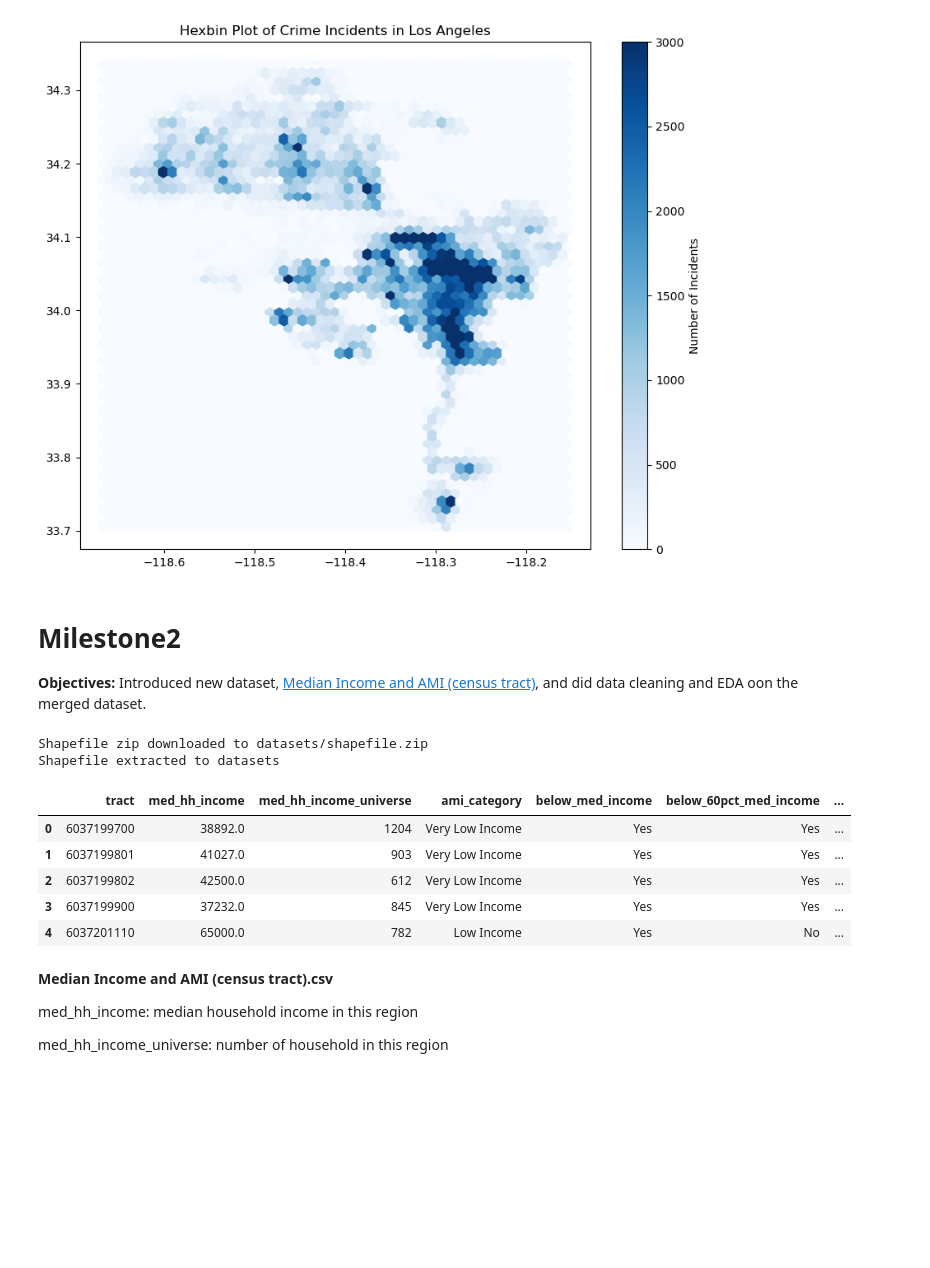
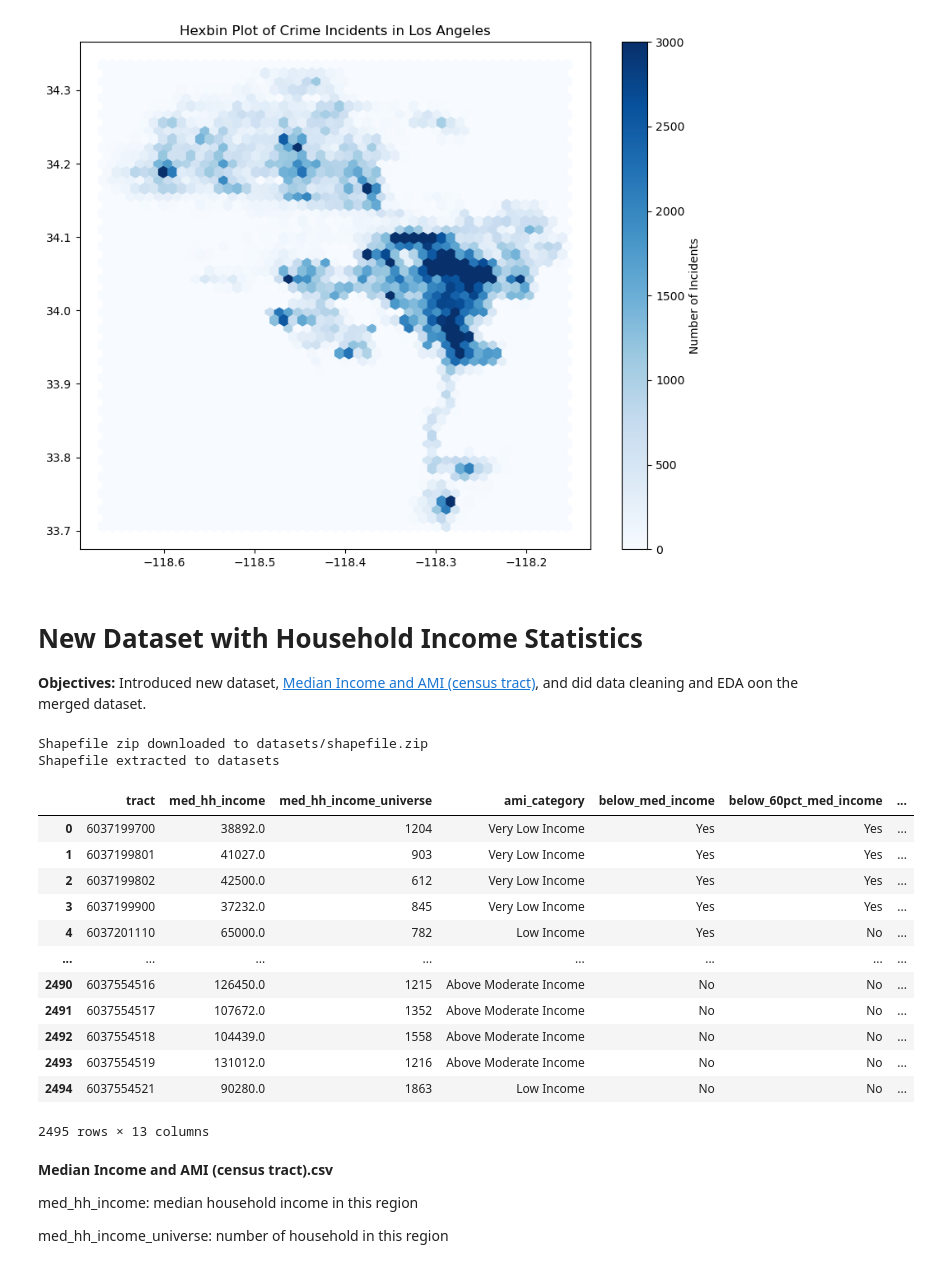
Before and after one commit to yibhu/yibhu.github.io, a Jupyter notebook: Crime_LosAngeles.ipynb, the cells around one changed output. Drawn from its saved outputs; the diff is of its cells as text; code cells hidden in the pictures; blank space fills up the shorter version.

```diff
--- a/Crime_LosAngeles.ipynb
+++ b/Crime_LosAngeles.ipynb
@@ -171,52 +261,66 @@ plt.show()
 # %% [output]
 [figure]
 # %% [markdown]
-# Milestone2
+# New Dataset with Household Income Statistics
 
 **Objectives:** Introduced new dataset, [Median Income and AMI (census tract)](https://data.lacounty.gov/datasets/lacounty::median-income-and-ami-census-tract/about), and did data cleaning and EDA oon the merged dataset.
-# %%
-# download the Median Income and AMI (census tract) dataset for Los Angeles
-url = 'https://opendata.arcgis.com/api/v3/datasets/5455a5c504064c38b5ac9638d8580d92_0/downloads/data?format=csv&spatialRefId=4326&where=1%3D1'
-filename = 'Median Income and AMI (census tract).csv'
-
-with open(path, "wb") as f:
-    f.write(requests.get(url).content)
-
-# download the shapefile which is used to convert longitude and latitude to census tract number
-url = 'https://opendata.arcgis.com/api/v3/datasets/5455a5c504064c38b5ac9638d8580d92_0/downloads/data?format=shp&spatialRefId=4326&where=1%3D1'
-filename = 'shapefile.zip'
-output_directory = 'datasets'
-
-# Download the shapefile zip file
-response = requests.get(url)
-if response.status_code == 200:
-    with open(os.path.join(output_directory, filename), 'wb') as f:
-        f.write(response.content)
-    print(f"Shapefile zip downloaded to {output_directory}/{filename}")
-
-    # Unzip the downloaded file
-    with zipfile.ZipFile(os.path.join(output_directory, filename), 'r') as zip_ref:
-        zip_ref.extractall(output_directory)
-    print(f"Shapefile extracted to {output_directory}")
-else:
-    print(f"Failed to download the shapefile. Status code: {response.status_code}")
-# %% [output]
-Shapefile zip downloaded to datasets/shapefile.zip
-Shapefile extracted to datasets
+# %%
+import os
+import requests
+import zipfile
+
+directory = 'datasets'
+
+# download the Median Income and AMI (census tract) dataset for Los Angeles
+url = 'https://opendata.arcgis.com/api/v3/datasets/5455a5c504064c38b5ac9638d8580d92_0/downloads/data?format=csv&spatialRefId=4326&where=1%3D1'
+filename = 'Median Income and AMI (census tract).csv'
+path = os.path.join(directory, filename)
+
+with open(path, "wb") as f:
+    f.write(requests.get(url).content)
+
+# download the shapefile which is used to convert longitude and latitude to census tract number
+url = 'https://opendata.arcgis.com/api/v3/datasets/5455a5c504064c38b5ac9638d8580d92_0/downloads/data?format=shp&spatialRefId=4326&where=1%3D1'
+filename = 'shapefile.zip'
+path = os.path.join(directory, filename)
+
+# download the shapefile zip file
+response = requests.get(url)
+if response.status_code == 200:
+    with open(path, 'wb') as f:
+        f.write(response.content)
+    print(f"Shapefile zip downloaded to {directory}/{filename}")
+
+    # Unzip the downloaded file
+    with zipfile.ZipFile(path, 'r') as zip_ref:
+        zip_ref.extractall(directory)
+    print(f"Shapefile extracted to {directory}")
+else:
+    print(f"Failed to download the shapefile. Status code: {response.status_code}")
+# %% [output]
+Shapefile zip downloaded to datasets/shapefile.zip
+Shapefile extracted to datasets
 # %%
 import geopandas as gpd
 from shapely.geometry import Point
 
 df_hh = pd.read_csv('datasets/Median Income and AMI (census tract).csv') # load the household datasets
 
-display(df_hh.head())
+display(df_hh)
 # %% [output]
 |  | tract | med_hh_income | med_hh_income_universe | ami_category | below_med_income | below_60pct_med_income | ... |
 | 0 | 6037199700 | 38892.0 | 1204 | Very Low Income | Yes | Yes | ... |
 | 1 | 6037199801 | 41027.0 | 903 | Very Low Income | Yes | Yes | ... |
 | 2 | 6037199802 | 42500.0 | 612 | Very Low Income | Yes | Yes | ... |
 | 3 | 6037199900 | 37232.0 | 845 | Very Low Income | Yes | Yes | ... |
 | 4 | 6037201110 | 65000.0 | 782 | Low Income | Yes | No | ... |
+| ... | ... | ... | ... | ... | ... | ... | ... |
+| 2490 | 6037554516 | 126450.0 | 1215 | Above Moderate Income | No | No | ... |
+| 2491 | 6037554517 | 107672.0 | 1352 | Above Moderate Income | No | No | ... |
+| 2492 | 6037554518 | 104439.0 | 1558 | Above Moderate Income | No | No | ... |
+| 2493 | 6037554519 | 131012.0 | 1216 | Above Moderate Income | No | No | ... |
+| 2494 | 6037554521 | 90280.0 | 1863 | Low Income | No | No | ... |
+2495 rows × 13 columns
 # %% [markdown]
 **Median Income and AMI (census tract).csv**
 
```
Also changed, not shown: parts of 41 cells of this notebook.
